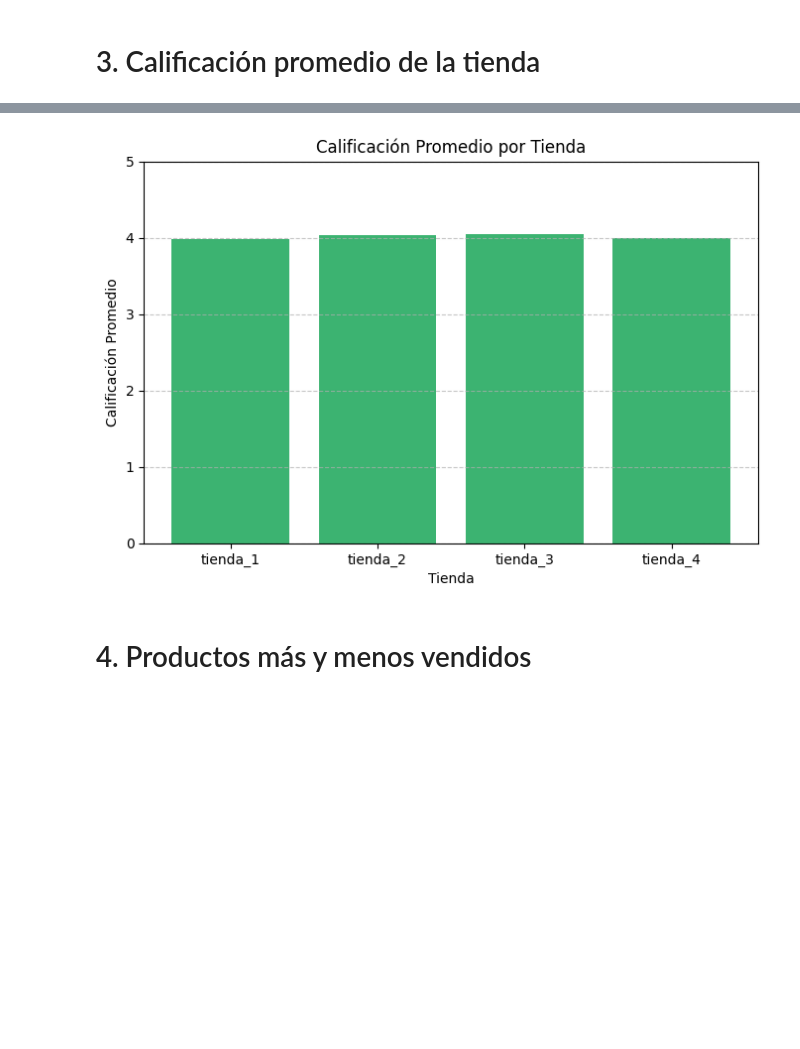
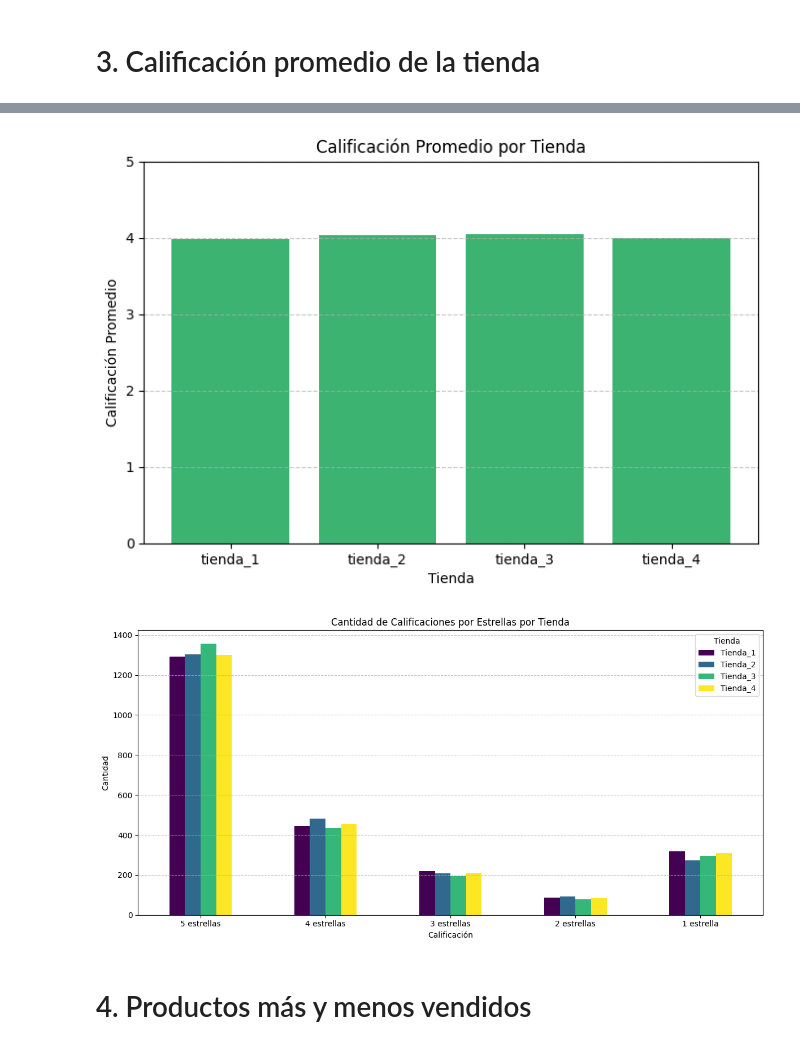
Before and after one commit to JUANJO2410/AMIGOSECRETO, a Jupyter notebook: AluraStoreLatam.ipynb, the cells around one changed output, grey strips where cells are left out. Drawn from its saved outputs; the diff is of its cells as text; code cells hidden in the pictures; blank space fills up the shorter version.

```diff
--- a/AluraStoreLatam.ipynb
+++ b/AluraStoreLatam.ipynb
@@ -231,32 +231,59 @@ plt.tight_layout()
 plt.grid(axis='y', linestyle='--', alpha=0.7)
 plt.show()
 
 #Calificación promedio de tiendas
 
 Calificaciones = {
     'tienda_1': tienda['Calificación'].mean(),
     'tienda_2': tienda2['Calificación'].mean(),
     'tienda_3': tienda3['Calificación'].mean(),
     'tienda_4': tienda4['Calificación'].mean()
 }
 
 df_calificaciones = pd.DataFrame(list(Calificaciones.items()), columns=['Tienda', 'Calificación Promedio'])
 
 pd.options.display.float_format = '{:,.2f}'.format
 
 #Grafico de barras de promedio por tienda
 
 plt.figure(figsize=(8, 5))
 plt.bar(df_calificaciones['Tienda'], df_calificaciones['Calificación Promedio'], color='mediumseagreen')
 plt.ylim(0, 5)
 plt.xlabel('Tienda')
 plt.ylabel('Calificación Promedio')
 plt.title('Calificación Promedio por Tienda')
 plt.grid(axis='y', linestyle='--', alpha=0.7)
 plt.show()
+
+def contar_calificaciones(df, nombre_tienda):
+    return {
+        'Tienda': nombre_tienda,
+        '5 estrellas': (df['Calificación'] == 5).sum(),
+        '4 estrellas': (df['Calificación'] == 4).sum(),
+        '3 estrellas': (df['Calificación'] == 3).sum(),
+        '2 estrellas': (df['Calificación'] == 2).sum(),
+        '1 estrella': (df['Calificación'] == 1).sum()
+    }
+calif_1 = contar_calificaciones(tienda, 'Tienda_1')
+calif_2 = contar_calificaciones(tienda2, 'Tienda_2')
+calif_3 = contar_calificaciones(tienda3, 'Tienda_3')
+calif_4 = contar_calificaciones(tienda4, 'Tienda_4')
+
+df_calif_estrellas = pd.DataFrame([calif_1, calif_2, calif_3, calif_4])
+
+df_calif_estrellas.set_index('Tienda').T.plot(kind='bar', figsize=(12, 6), colormap='viridis')
+
+plt.title('Cantidad de Calificaciones por Estrellas por Tienda')
+plt.xlabel('Calificación')
+plt.ylabel('Cantidad')
+plt.xticks(rotation=0)
+plt.grid(axis='y', linestyle='--', alpha=0.7)
+plt.tight_layout()
+plt.show()
 # %% [output]
 [figure]
 [figure]
 [figure]
+[figure, added]
 # %% [markdown]
 # 4. Productos más y menos vendidos
```
Also changed, not shown: parts of 3 cells of this notebook.
